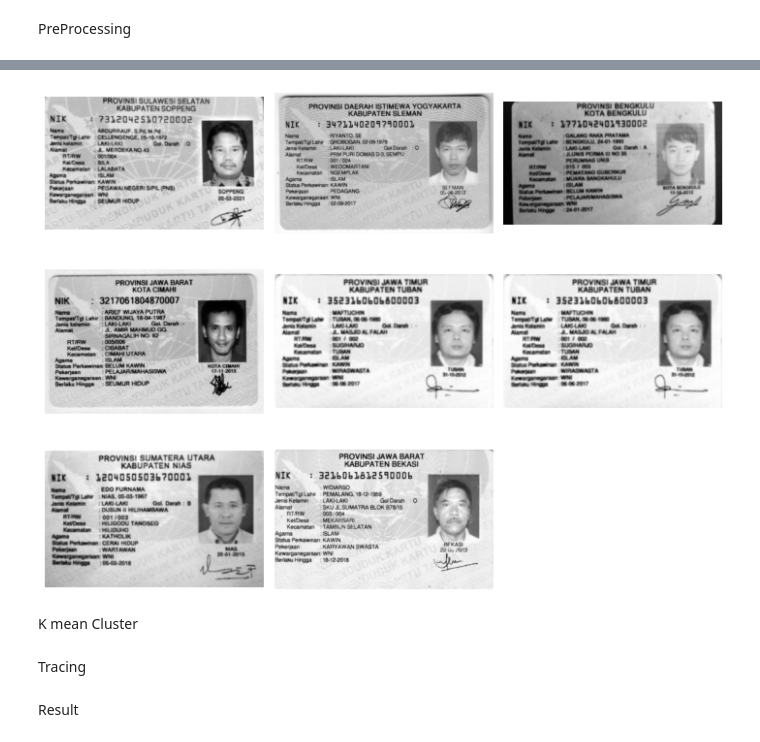
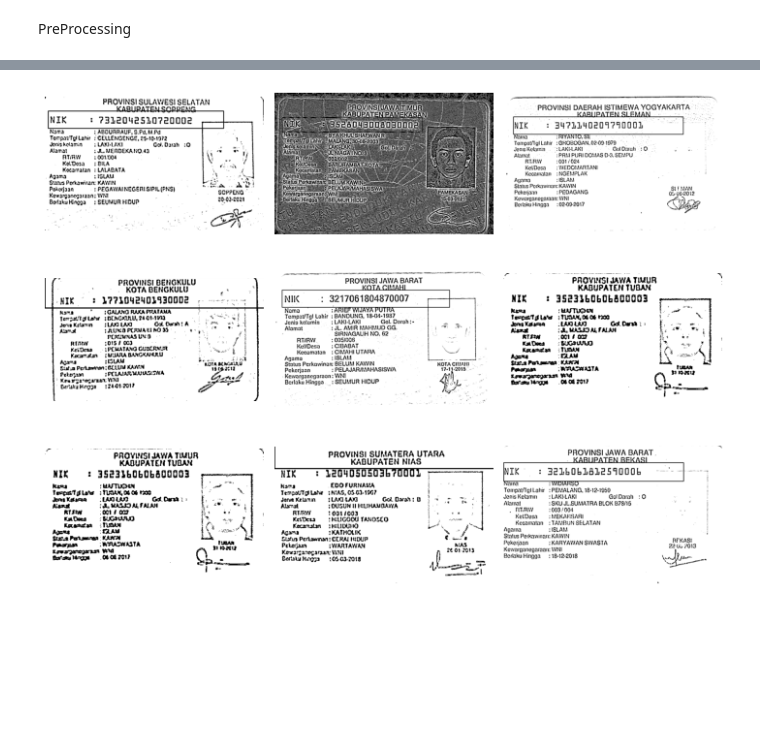
Before and after one commit to Aikhusy/Random, a Jupyter notebook: ULARNAGA/Pytorch/KTPSkimming.ipynb, the cells around one changed output, grey strips where cells are left out. Cells and saved outputs as stored; diff of their text form; code cells hidden in the pictures; blank space fills up the shorter version.

```diff
--- a/ULARNAGA/Pytorch/KTPSkimming.ipynb
+++ b/ULARNAGA/Pytorch/KTPSkimming.ipynb
@@ -22,7 +24,7 @@ def readImage (paths):
     images=[]
 
     for path in paths:
-        image= cv2.imread(path,0)
+        image= cv2.imread(path,cv2.IMREAD_GRAYSCALE)
         if image is not None:
             images.append(image)
         else:
@@ -94,3 +98,11 @@ def erode(images):
         erodedImages.append(erodedImage)
 
     return erodedImages
+# %%
+def laplacianEdgeDetect(images):
+    edgeDetected=[]
+    for image in images :
+        laplacian = cv2.Laplacian(image, cv2.CV_64F)
+        edgeDetected.append(laplacian)
+
+    return edgeDetected
@@ -96,0 +127,8 @@ def erode(images):
+# %%
+def otsuThresholding(images):
+    thresholded=[]
+    for image in images:
+        normalizedImage = cv2.normalize(image, None, 0, 255, cv2.NORM_MINMAX, cv2.CV_8U)
+        ret, otsu_threshold = cv2.threshold(normalizedImage, 0, 255, cv2.THRESH_BINARY + cv2.THRESH_OTSU)
+        thresholded.append(otsu_threshold)
+    return thresholded
@@ -97,9 +165,31 @@ def erode(images):
 # %%
 def main ():
+
+    featurePath= 'feature'
+
+    featuresPath=pathProcessing(featurePath)
+    features=readImage(featuresPath)
+    features= gaussianBlur(features)
+    features= otsuThresholding(features)
+
+
     folderPath= 'KTP'
+
     paths=pathProcessing(folderPath)
     images= readImage(paths)
 
     images= gaussianBlur(images)
+    images= gaussianBlur(images)
+    images= gaussianBlur(images)
     images= erode(images)
-    show_images(images)
+
+    edges=laplacianEdgeDetect(images)
+
+
+
+    thresholded= otsuThresholding(edges)
+    flipped= bitwiseNot(thresholded)
+    matched=matchFeature(flipped,features)
+
+    show_images(matched)
+    return features
@@ -113,10 +196,4 @@ show_images(images)
-# %%
-main()
-# %% [output]
-[figure, removed]
-# %% [markdown]
-K mean Cluster
-# %% [markdown]
-Tracing
-# %% [markdown]
-Result
+# %%
+images= main()
+# %% [output]
+[figure, added]
```
Also changed, not shown: parts of 8 cells of this notebook.
